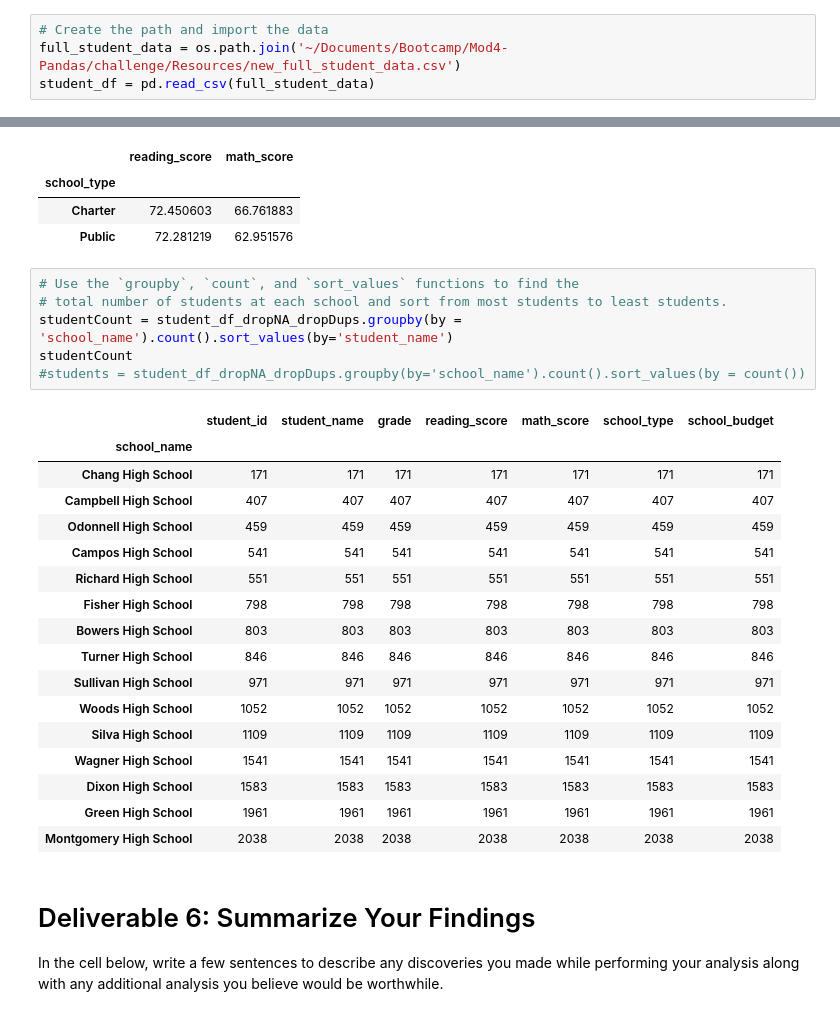
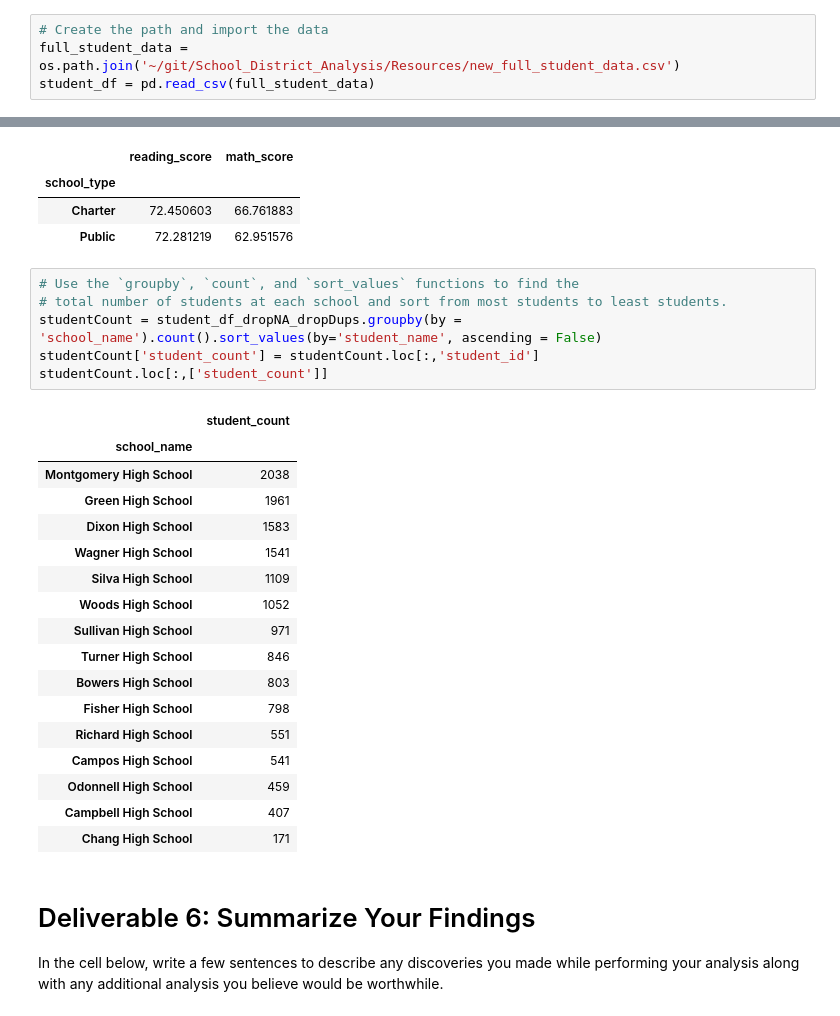
Before and after one commit to jennymvo/School_District_Analysis, a Jupyter notebook: Student_Data_Challenge_Starter_Code.ipynb, the cells around one changed output, grey strips where cells are left out. Cells and saved outputs as stored; diff of their text form.

Commit message:
update challenge code

```diff
--- a/Student_Data_Challenge_Starter_Code.ipynb
+++ b/Student_Data_Challenge_Starter_Code.ipynb
@@ -13,7 +13,7 @@ To collect the data that you’ll need, complete the following steps:
 2. Use the head function to confirm that Pandas properly imported the data.
 # %%
 # Create the path and import the data
-full_student_data = os.path.join('~/Documents/Bootcamp/Mod4-Pandas/challenge/Resources/new_full_student_data.csv')
+full_student_data = os.path.join('~/git/School_District_Analysis/Resources/new_full_student_data.csv')
 student_df = pd.read_csv(full_student_data)
 # %%
 # Verify that the data was properly imported
@@ -299,27 +299,27 @@ avgScores.loc[:,['reading_score','math_score']]
 # %%
 # Use the `groupby`, `count`, and `sort_values` functions to find the
 # total number of students at each school and sort from most students to least students.
-studentCount = student_df_dropNA_dropDups.groupby(by = 'school_name').count().sort_values(by='student_name')
-studentCount
-#students = student_df_dropNA_dropDups.groupby(by='school_name').count().sort_values(by = count())
+studentCount = student_df_dropNA_dropDups.groupby(by = 'school_name').count().sort_values(by='student_name', ascending = False)
+studentCount['student_count'] = studentCount.loc[:,'student_id']
+studentCount.loc[:,['student_count']]
 # %% [output]
-|  | student_id | student_name | grade | reading_score | math_score | school_type | school_budget |
-| school_name |  |  |  |  |  |  |  |
-| Chang High School | 171 | 171 | 171 | 171 | 171 | 171 | 171 |
-| Campbell High School | 407 | 407 | 407 | 407 | 407 | 407 | 407 |
-| Odonnell High School | 459 | 459 | 459 | 459 | 459 | 459 | 459 |
-| Campos High School | 541 | 541 | 541 | 541 | 541 | 541 | 541 |
-| Richard High School | 551 | 551 | 551 | 551 | 551 | 551 | 551 |
-| Fisher High School | 798 | 798 | 798 | 798 | 798 | 798 | 798 |
-| Bowers High School | 803 | 803 | 803 | 803 | 803 | 803 | 803 |
-| Turner High School | 846 | 846 | 846 | 846 | 846 | 846 | 846 |
-| Sullivan High School | 971 | 971 | 971 | 971 | 971 | 971 | 971 |
-| Woods High School | 1052 | 1052 | 1052 | 1052 | 1052 | 1052 | 1052 |
-| Silva High School | 1109 | 1109 | 1109 | 1109 | 1109 | 1109 | 1109 |
-| Wagner High School | 1541 | 1541 | 1541 | 1541 | 1541 | 1541 | 1541 |
-| Dixon High School | 1583 | 1583 | 1583 | 1583 | 1583 | 1583 | 1583 |
-| Green High School | 1961 | 1961 | 1961 | 1961 | 1961 | 1961 | 1961 |
-| Montgomery High School | 2038 | 2038 | 2038 | 2038 | 2038 | 2038 | 2038 |
+|  | student_count |
+| school_name |  |
+| Montgomery High School | 2038 |
+| Green High School | 1961 |
+| Dixon High School | 1583 |
+| Wagner High School | 1541 |
+| Silva High School | 1109 |
+| Woods High School | 1052 |
+| Sullivan High School | 971 |
+| Turner High School | 846 |
+| Bowers High School | 803 |
+| Fisher High School | 798 |
+| Richard High School | 551 |
+| Campos High School | 541 |
+| Odonnell High School | 459 |
+| Campbell High School | 407 |
+| Chang High School | 171 |
 # %% [markdown]
 # Deliverable 6: Summarize Your Findings
 In the cell below, write a few sentences to describe any discoveries you made while performing your analysis along with any additional analysis you believe would be worthwhile.
```
Also changed, not shown: parts of 3 cells of this notebook.
